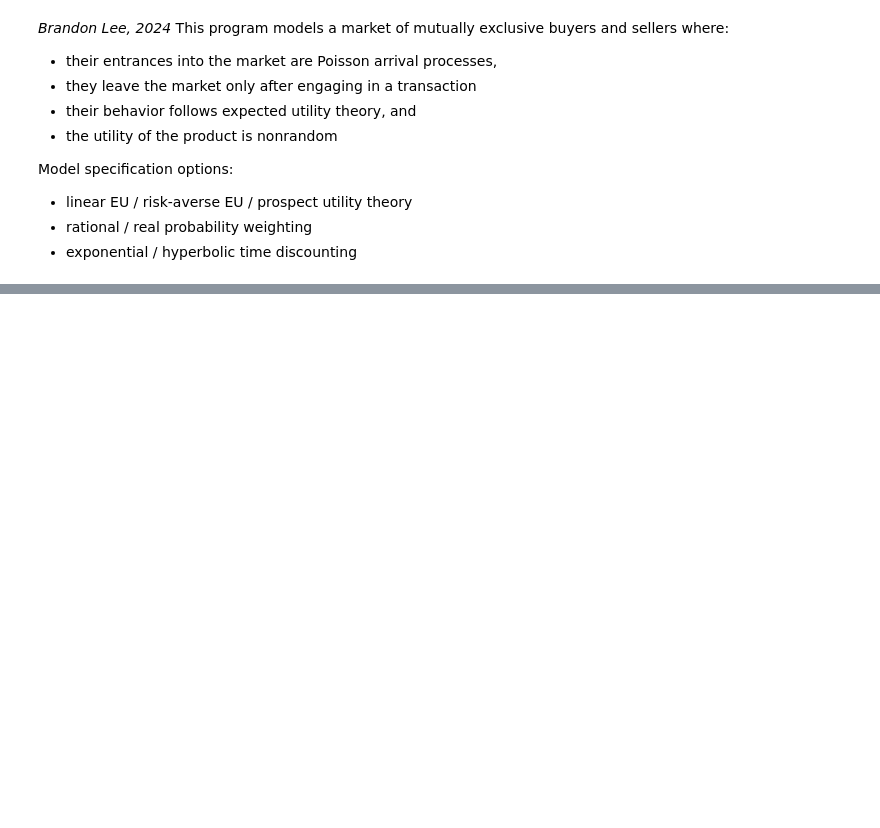
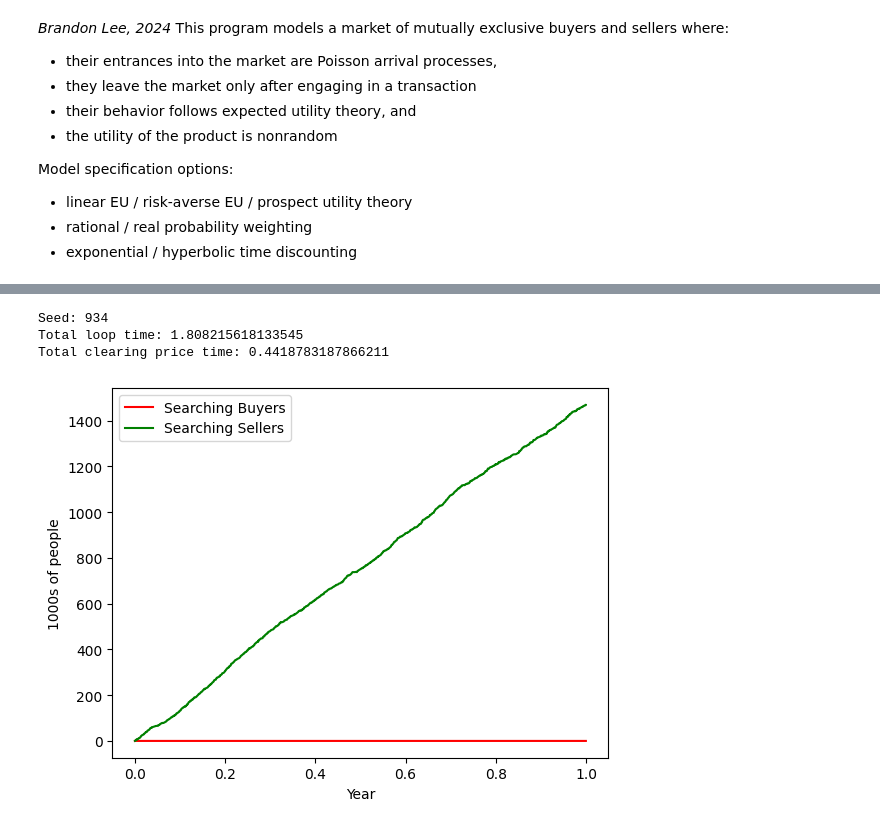
Before and after one commit to dabslee/Kidney_Analysis, a Jupyter notebook: simulations/arrival_model.ipynb, the cells around one changed output, grey strips where cells are left out. Cells and saved outputs as stored; diff of their text form; code cells hidden in the pictures; blank space fills up the shorter version.

```diff
--- a/simulations/arrival_model.ipynb
+++ b/simulations/arrival_model.ipynb
@@ -143,0 +180,15 @@ Total clearing price time: 9.956569910049438
+# %%
+my_market = ArrivalMarket(
+    expected_buyer_arrivals = 50000/1000, # new patients per year (1000s of people)
+    expected_seller_arrivals = 1600000/1000, # LKD arrivals per year (2023 rate, 1000s of people)
+    buyer_mortality = 0.2, # annual mortality rate for patients
+    seller_mortality = 0.05, # annual death rate for LKDs
+    generate_buyer = lambda : np.random.normal(2,1),
+    generate_seller = lambda : np.random.normal(1,1)
+)
+my_market.run_simulation(time_horizon=1, xlabel="Year", ylabel="1000s of people", show_cumulative=False) # 10 year simulation
+# %% [output]
+Seed: 934
+Total loop time: 1.808215618133545
+Total clearing price time: 0.4418783187866211
+[figure, added]
```
Also changed, not shown: parts of 5 cells of this notebook.
